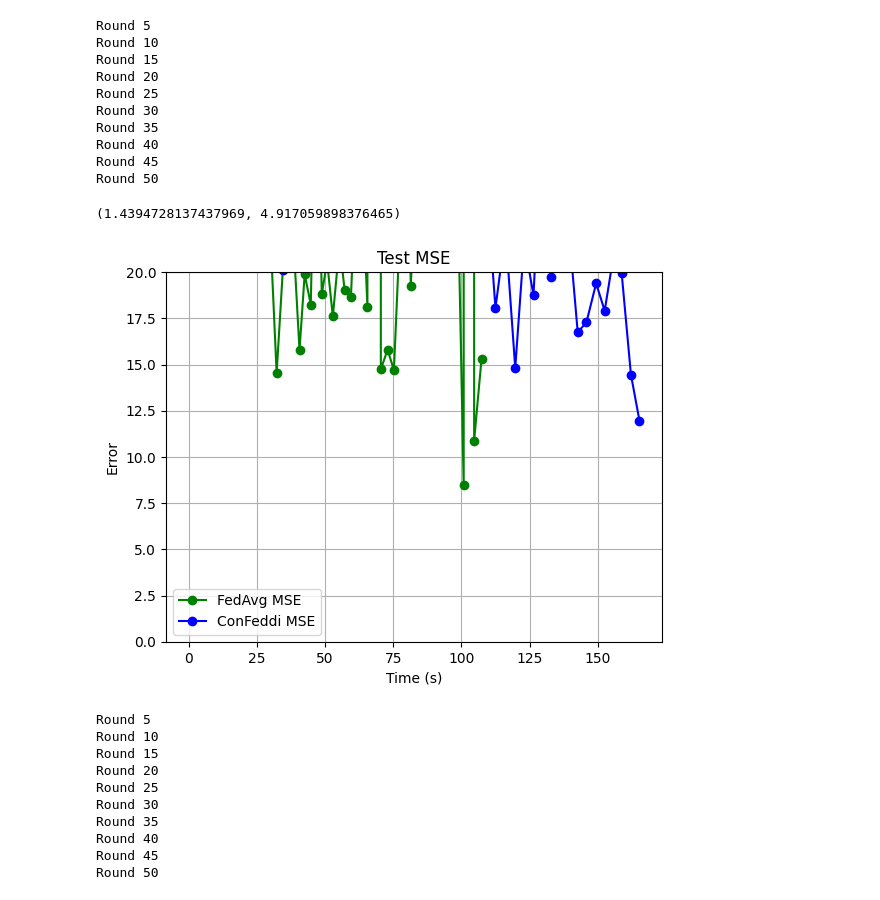
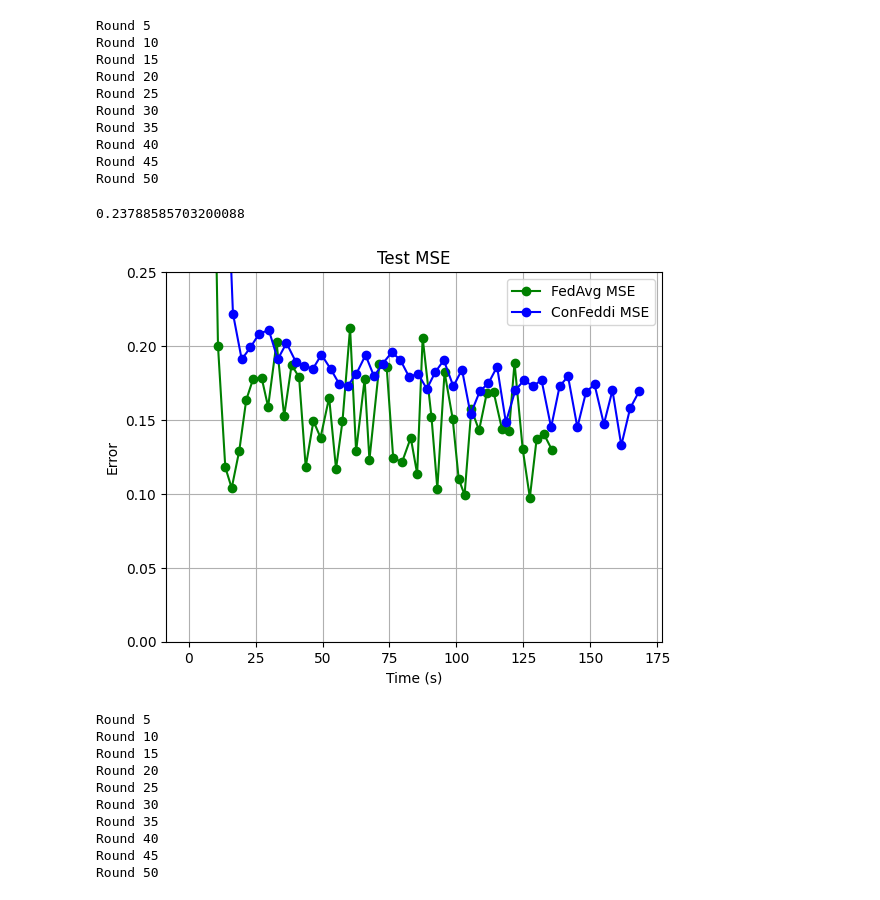
Before and after one commit to Josiah-Wallis/ConFeddi-Regression, a Jupyter notebook: test.ipynb, the cells around one changed output. Saved outputs shown, nothing was run; the diff lists cells and outputs as text; code cells hidden in the pictures.

Commit message:
removed global validation + tests complete

```diff
--- a/test.ipynb
+++ b/test.ipynb
@@ -17,7 +17,7 @@ from confeddi import FederatedSystem
 rounds = 50
 dataset = pd.read_csv('RTT_data.csv')
 data_args = {
-    'data seed': 11,
+    'data seed': 12, #was 11
     'distance clients': [0, 2, 3, 6],
     'distance augments': [0.5, 0.5, 0.5, 0.5],
     'tolerance': 5,
@@ -25,7 +25,9 @@ data_args = {
     'drop labels': ['GroundTruthRange[m]'],
     'target labels': ['GroundTruthRange[m]'],
     'test size 1': 0.2,
-    'test size 2': 0.25
+    'test size 2': 0.25,
+    'normalize': True,
+    'client num': 10
 }
 
 Mt = (np.ones(rounds) * 5).astype('int32')
@@ -81,13 +72,14 @@ Round 40
 Round 45
 Round 50
 # %%
-test.average_error((w, b))
+conf_avg_error = test.average_error((w, b))[0]
+conf_avg_error
 # %% [output]
-(1.4394728137437969, 4.917059898376465)
+0.23788585703200088
 # %%
-test.plot_error([(fedavg_log, fedavg_loss), (conf_log, conf_loss)], ['green', 'blue'], ['FedAvg MSE', 'ConFeddi MSE'], (0, 20))
+test.plot_error([(fedavg_log, fedavg_loss), (conf_log, conf_loss)], ['green', 'blue'], ['FedAvg MSE', 'ConFeddi MSE'], (0, 0.25))
 # %% [output]
-[figure, old version]
+[figure, new version]
 # %%
 test.split(scheme = 3, args = (3, 4))
 # %%
```
Also changed, not shown: parts of 5 cells of this notebook, 6 other files.
